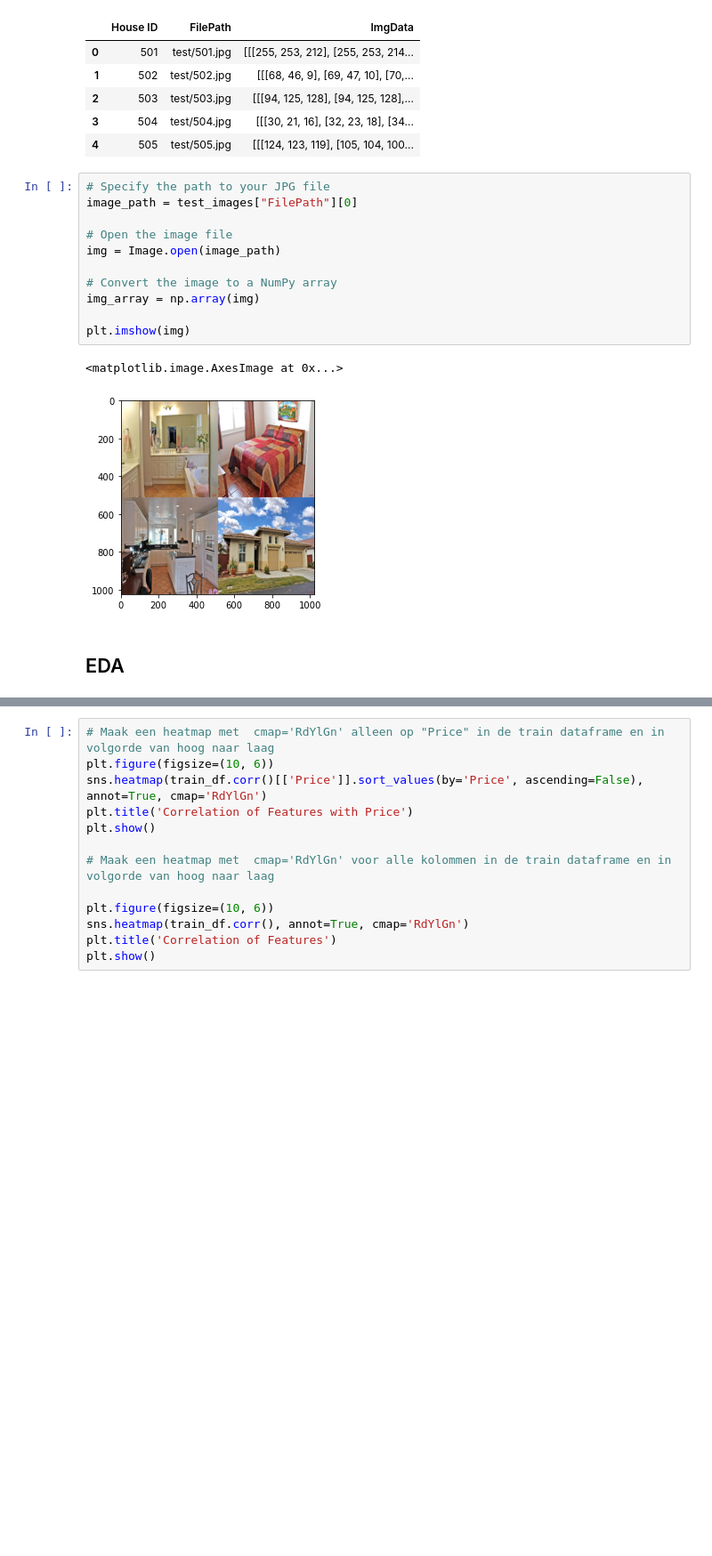
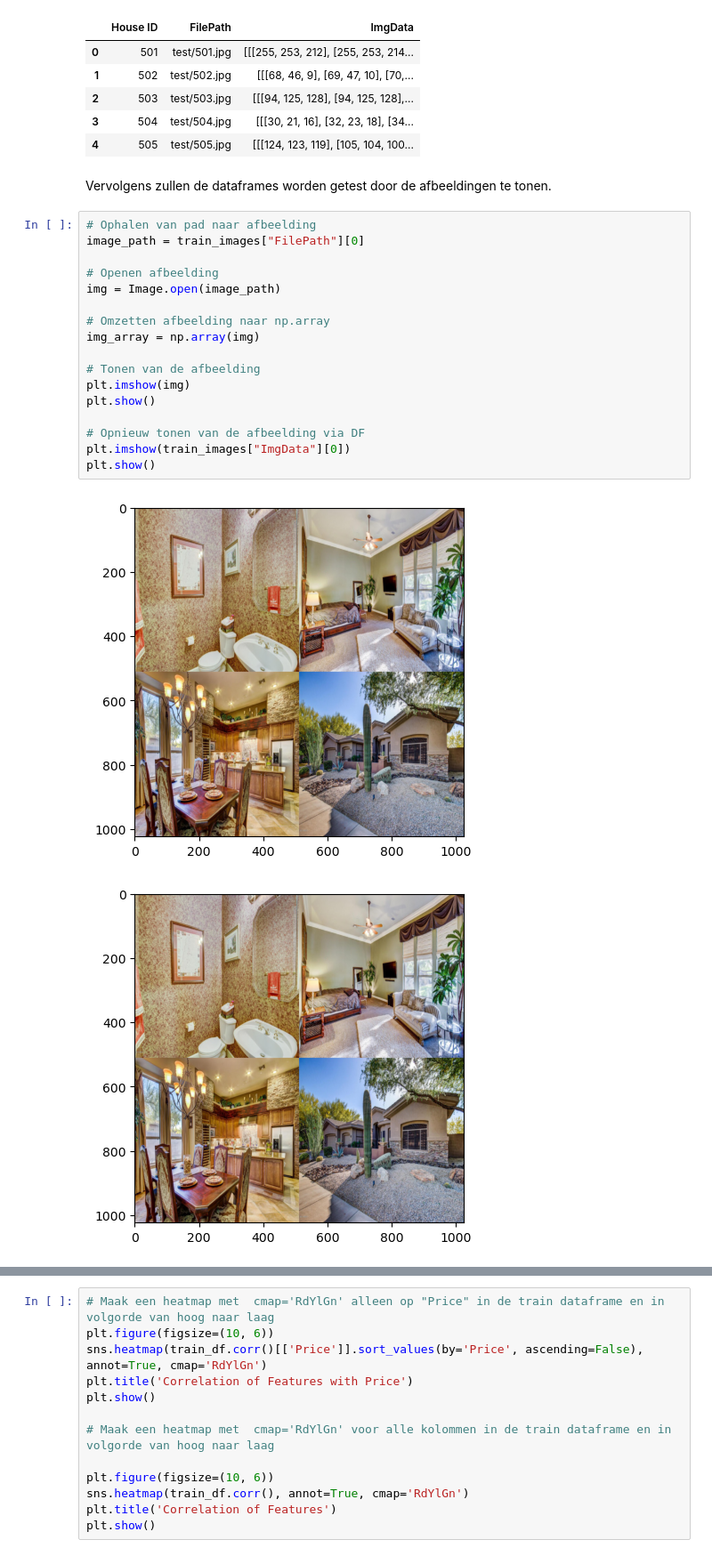
Before and after one commit to BJHeemskerk/DeepLearning_2024, a Jupyter notebook: Opdracht 1/Portfolio_1.ipynb, the cells around one changed output, grey strips where cells are left out. Shown at 89% size. Cells and saved outputs as stored; diff of their text form; blank space fills up the shorter version.

```diff
--- a/Opdracht 1/Portfolio_1.ipynb
+++ b/Opdracht 1/Portfolio_1.ipynb
@@ -102,19 +130,25 @@ display(train_images.head(), test_images.head())
 | 2 | 503 | test/503.jpg | [[[94, 125, 128], [94, 125, 128],... |
 | 3 | 504 | test/504.jpg | [[[30, 21, 16], [32, 23, 18], [34... |
 | 4 | 505 | test/505.jpg | [[[124, 123, 119], [105, 104, 100... |
-# %%
-# Specify the path to your JPG file
-image_path = test_images["FilePath"][0]
-
-# Open the image file
-img = Image.open(image_path)
-
-# Convert the image to a NumPy array
-img_array = np.array(img)
-
-plt.imshow(img)
-# %% [output]
-<matplotlib.image.AxesImage at 0x...>
-[figure, removed]
-# %% [markdown]
-## EDA
+# %% [markdown]
+Vervolgens zullen de dataframes worden getest door de afbeeldingen te tonen.
+# %%
+# Ophalen van pad naar afbeelding
+image_path = train_images["FilePath"][0]
+
+# Openen afbeelding
+img = Image.open(image_path)
+
+# Omzetten afbeelding naar np.array
+img_array = np.array(img)
+
+# Tonen van de afbeelding
+plt.imshow(img)
+plt.show()
+
+# Opnieuw tonen van de afbeelding via DF
+plt.imshow(train_images["ImgData"][0])
+plt.show()
+# %% [output]
+[figure, added]
+[figure, added]
```
Also changed, not shown: parts of 28 cells of this notebook, 1 other file.
